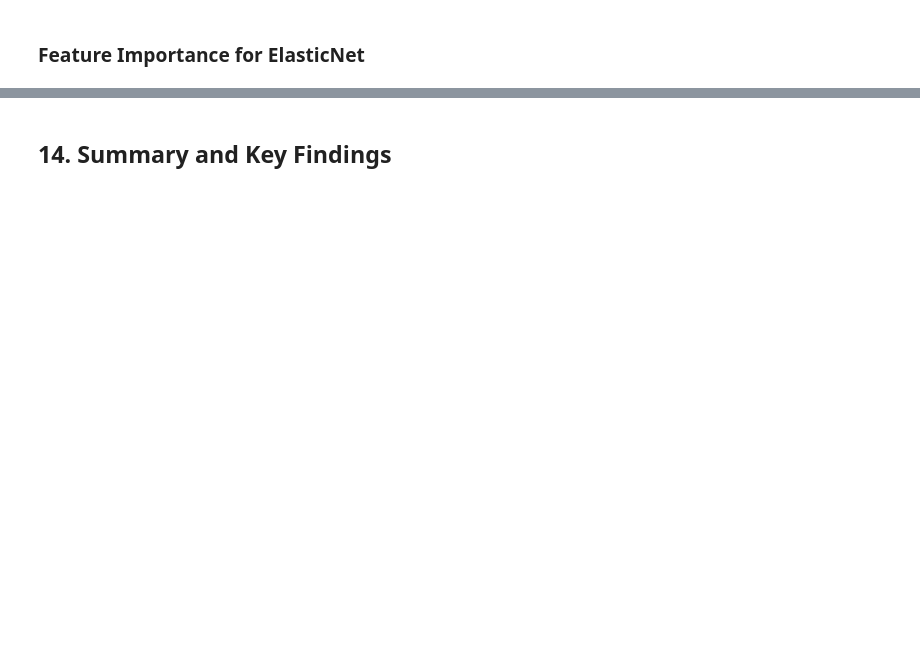
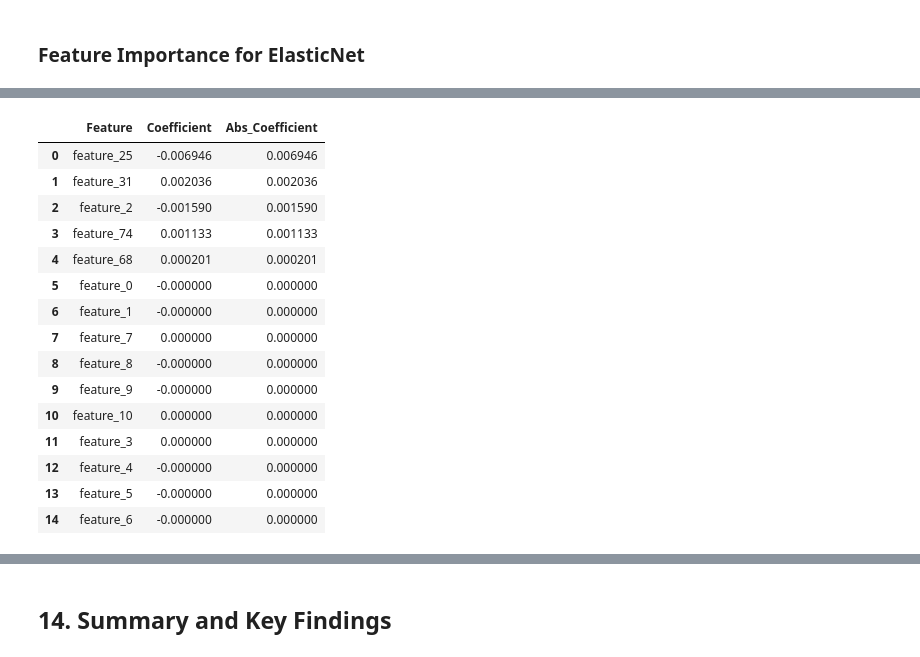
Before and after one commit to DaveD-BU/cybersecurity_attacks, a Jupyter notebook: notebooks/03_linear_models.ipynb, the cells around one changed output, grey strips where cells are left out. Saved outputs shown, nothing was run; the diff lists cells and outputs as text; code cells hidden in the pictures; blank space fills up the shorter version.

```diff
--- a/notebooks/03_linear_models.ipynb
+++ b/notebooks/03_linear_models.ipynb
@@ -806,15 +1113,21 @@ print(f"Number of features used by ElasticNet: {non_zero_count_enet} out of {len
 # %% [markdown]
 ### Feature Importance for ElasticNet
 # %%
-# Examine feature coefficients for the ElasticNet model
+# Examine feature coefficients for the ElasticNet model (robust to feature count mismatch)
+coef = enet_best.coef_
+if len(coef) == len(X_train.columns):
+    feature_names = list(X_train.columns)
+    print('Feature names mapped directly from X_train.columns.')
+else:
+    feature_names = [f'feature_{i}' for i in range(len(coef))]
+    print('WARNING: Feature names do not match coefficient count. Using generic names.')
 enet_coefficients = pd.DataFrame({
-    'Feature': X_train.columns,
-    'Coefficient': enet_best.coef_
+    'Feature': feature_names,
+    'Coefficient': coef
 })
-
 # Sort coefficients by absolute value
 enet_coefficients['Abs_Coefficient'] = np.abs(enet_coefficients['Coefficient'])
 enet_coefficients = enet_coefficients.sort_values(by='Abs_Coefficient', ascending=False).reset_index(drop=True)
-
 # Display the top 15 most important features
 enet_coefficients.head(15)
+# %% [output]
@@ -821,3 +1136,19 @@ enet_coefficients.head(15)
+|  | Feature | Coefficient | Abs_Coefficient |
+| 0 | feature_25 | -0.006946 | 0.006946 |
+| 1 | feature_31 | 0.002036 | 0.002036 |
+| 2 | feature_2 | -0.001590 | 0.001590 |
+| 3 | feature_74 | 0.001133 | 0.001133 |
+| 4 | feature_68 | 0.000201 | 0.000201 |
+| 5 | feature_0 | -0.000000 | 0.000000 |
+| 6 | feature_1 | -0.000000 | 0.000000 |
+| 7 | feature_7 | 0.000000 | 0.000000 |
+| 8 | feature_8 | -0.000000 | 0.000000 |
+| 9 | feature_9 | -0.000000 | 0.000000 |
+| 10 | feature_10 | 0.000000 | 0.000000 |
+| 11 | feature_3 | 0.000000 | 0.000000 |
+| 12 | feature_4 | -0.000000 | 0.000000 |
+| 13 | feature_5 | -0.000000 | 0.000000 |
+| 14 | feature_6 | -0.000000 | 0.000000 |
 # %%
 # Visualize the top 15 feature coefficients for ElasticNet
 plt.figure(figsize=(12, 8))
```
Also changed, not shown: parts of 40 cells of this notebook, 14 other files.
